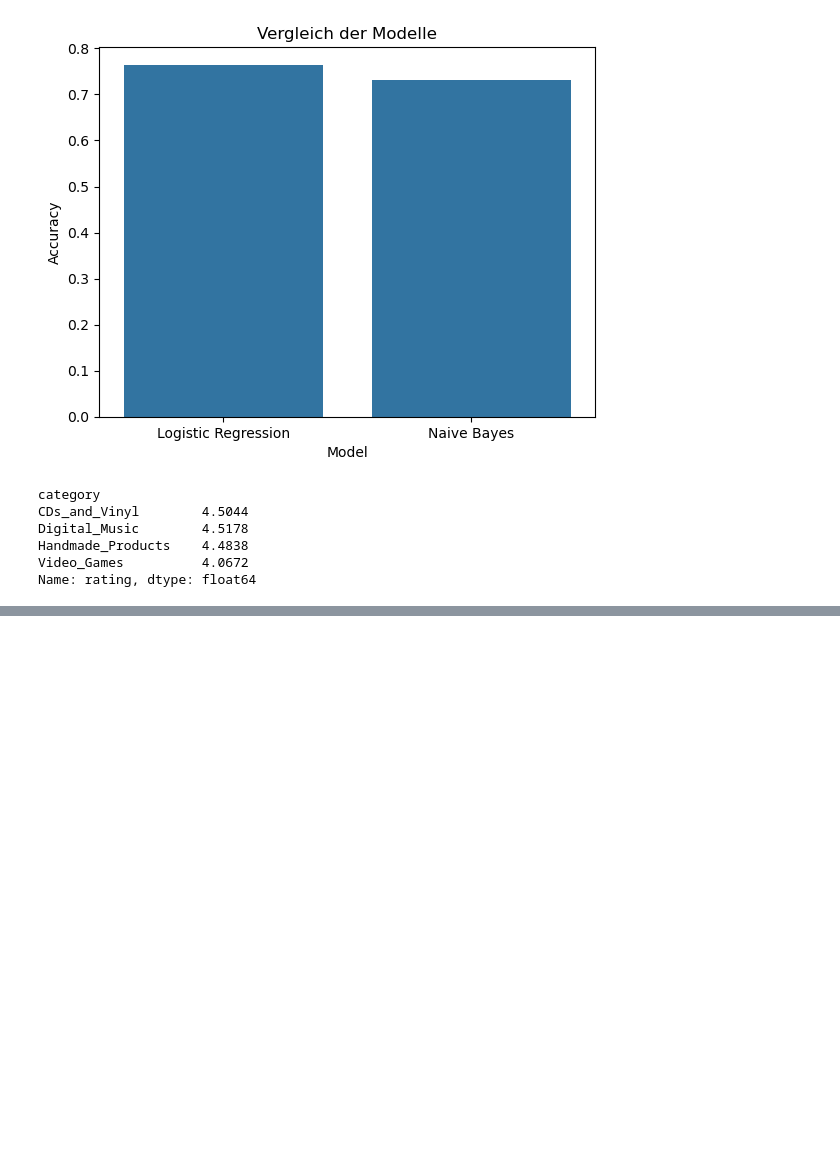
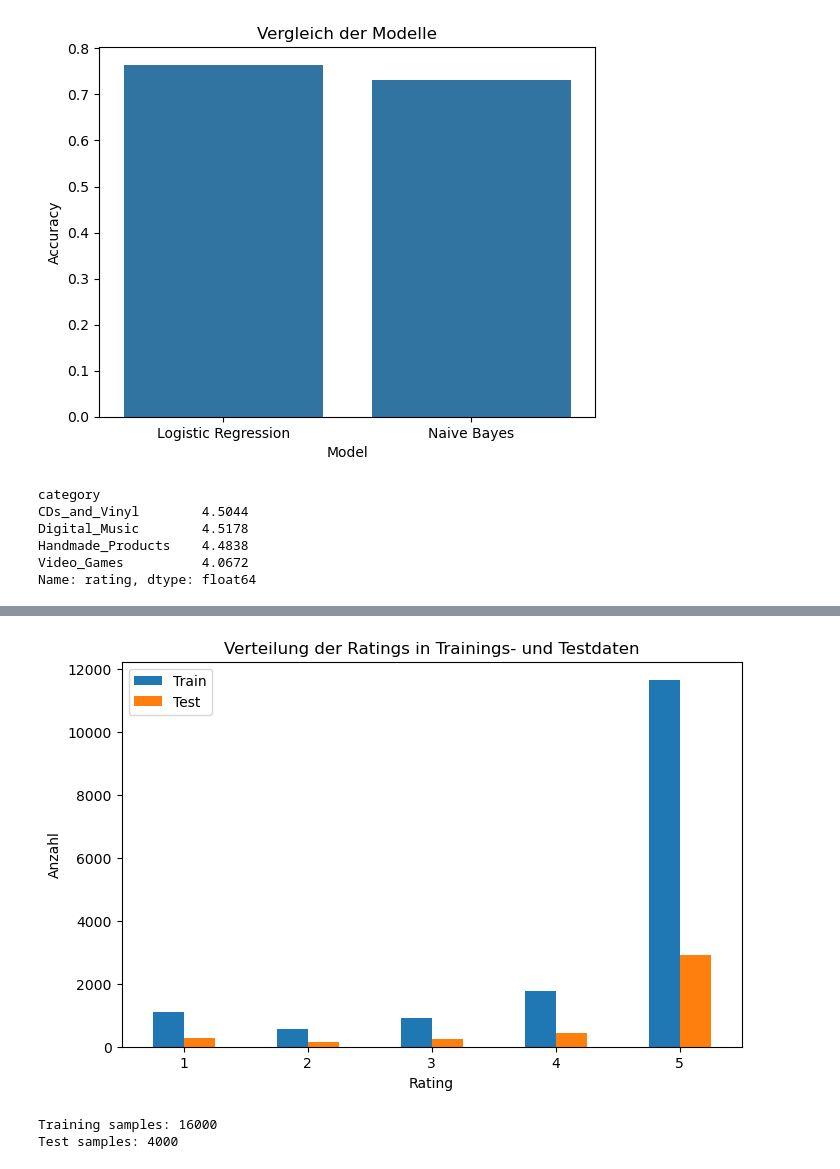
Before and after one commit to manujel/amazon-review-sentiment-analysis, a Jupyter notebook: NLP_Sentimentalanalyse.ipynb, the cells around one changed output, grey strips where cells are left out. Saved outputs shown, nothing was run; the diff lists cells and outputs as text; code cells hidden in the pictures; blank space fills up the shorter version.

```diff
--- a/NLP_Sentimentalanalyse.ipynb
+++ b/NLP_Sentimentalanalyse.ipynb
@@ -322,0 +402,10 @@ plt.show()
+# %%
+train_distribution = y_train.value_counts().sort_index()
+test_distribution = y_test.value_counts().sort_index()
+
+distribution_df = pd.DataFrame({
+    "Train": train_distribution,
+    "Test": test_distribution
+})
+
+distribution_df
@@ -322,0 +420,17 @@ plt.show()
+# %%
+distribution_df_plot = distribution_df[["Train", "Test"]]
+
+distribution_df_plot.plot(kind="bar", figsize=(8,5))
+plt.title("Verteilung der Ratings in Trainings- und Testdaten")
+plt.xlabel("Rating")
+plt.ylabel("Anzahl")
+plt.xticks(rotation=0)
+plt.show()
+# %% [output]
+[figure, added]
+# %%
+print("Training samples:", len(X_train))
+print("Test samples:", len(X_test))
+# %% [output]
+Training samples: 16000
+Test samples: 4000
```
Also changed, not shown: parts of 18 cells of this notebook.
